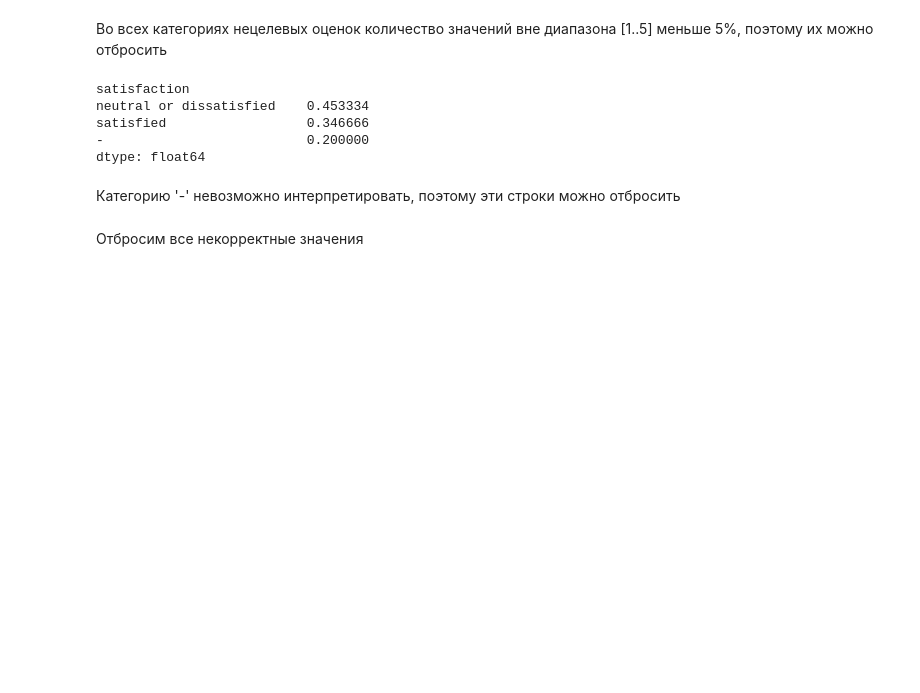
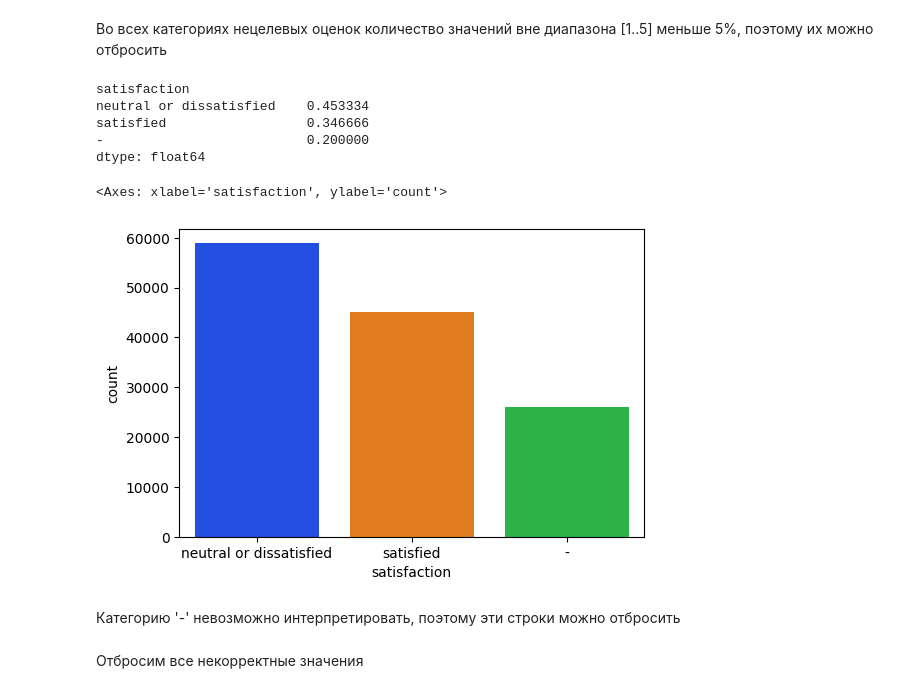
Before and after one commit to v5v5/StepikMLService, a Jupyter notebook: Клиенты_авиакомпании_2.ipynb, the cells around one changed output. Cells and saved outputs as stored; diff of their text form; code cells hidden in the pictures; blank space fills up the shorter version.

```diff
--- a/Клиенты_авиакомпании_2.ipynb
+++ b/Клиенты_авиакомпании_2.ipynb
@@ -233,6 +247,12 @@ neutral or dissatisfied    0.453334
 satisfied                  0.346666
 -                          0.200000
 dtype: float64
+# %%
+plt.figure(figsize=(6,4))
+sns.countplot(x='satisfaction', data = df, palette='bright')
+# %% [output]
+<Axes: xlabel='satisfaction', ylabel='count'>
+[figure, added]
 # %% [markdown]
 Категорию '-' невозможно интерпретировать, поэтому эти строки можно отбросить
 # %% [markdown]
```
Also changed, not shown: parts of 3 cells of this notebook.
